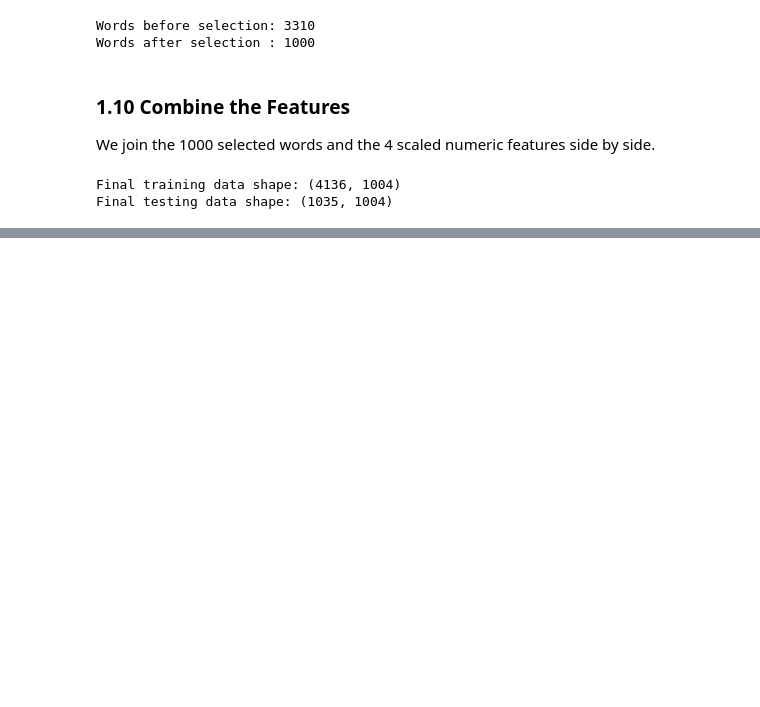
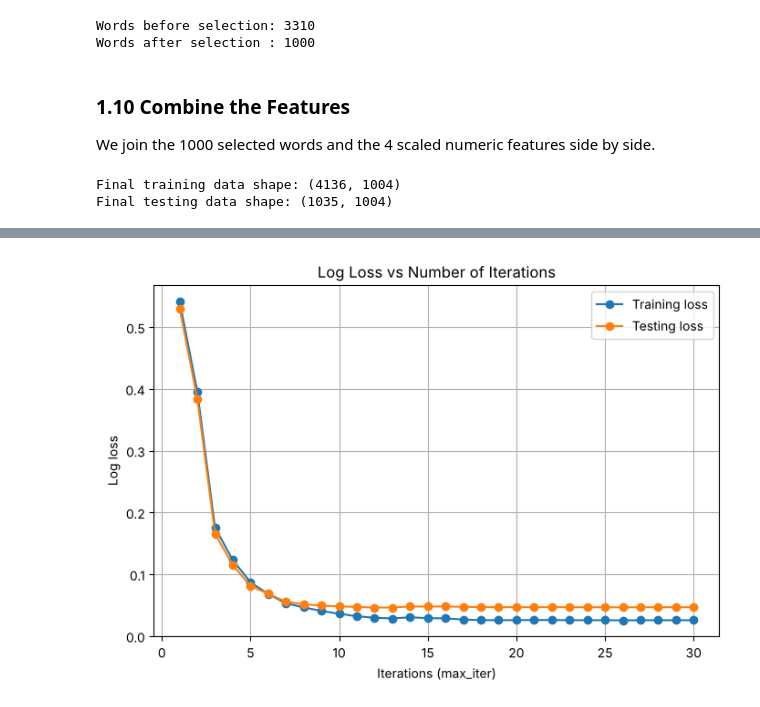
Before and after one commit to Obliterator-Abhinav/sms-spam-detection, a Jupyter notebook: SMS_Spam_Logistic_Regression.ipynb, the cells around one changed output, grey strips where cells are left out. Cells and saved outputs as stored; diff of their text form; code cells hidden in the pictures; blank space fills up the shorter version.

Commit message:
Added second part of the code
Training and Testing functions, model training and Loss function(Loss vs Iterations)

```diff
--- a/SMS_Spam_Logistic_Regression.ipynb
+++ b/SMS_Spam_Logistic_Regression.ipynb
@@ -276,0 +284,17 @@ Final testing data shape: (1035, 1004)
+# %%
+def train_model(X_train, y_train, max_iter=100):
+    model = LogisticRegression(max_iter=max_iter, class_weight="balanced")
+    model.fit(X_train, y_train)
+    return model
+
+
+def test_model(model, X, y_true, name):
+    y_pred = model.predict(X)
+
+    print("Results on the", name, "data")
+    print("Accuracy :", round(accuracy_score(y_true, y_pred), 4))
+    print("Precision:", round(precision_score(y_true, y_pred), 4))
+    print("Recall   :", round(recall_score(y_true, y_pred), 4))
+    print("F1-score :", round(f1_score(y_true, y_pred), 4))
+    print()
+    return y_pred
@@ -276,0 +315,20 @@ Final testing data shape: (1035, 1004)
+# %%
+train_loss = []
+test_loss = []
+
+for i in range(1, 31):
+    temp_model = train_model(X_train_final, y_train, max_iter=i)
+    train_loss.append(log_loss(y_train, temp_model.predict_proba(X_train_final)))
+    test_loss.append(log_loss(y_test, temp_model.predict_proba(X_test_final)))
+
+plt.figure(figsize=(8, 5))
+plt.plot(range(1, 31), train_loss, marker="o", label="Training loss")
+plt.plot(range(1, 31), test_loss, marker="o", label="Testing loss")
+plt.title("Log Loss vs Number of Iterations")
+plt.xlabel("Iterations (max_iter)")
+plt.ylabel("Log loss")
+plt.legend()
+plt.grid(True)
+plt.show()
+# %% [output]
+[figure, added]
```
Also changed, not shown: parts of 5 cells of this notebook.
